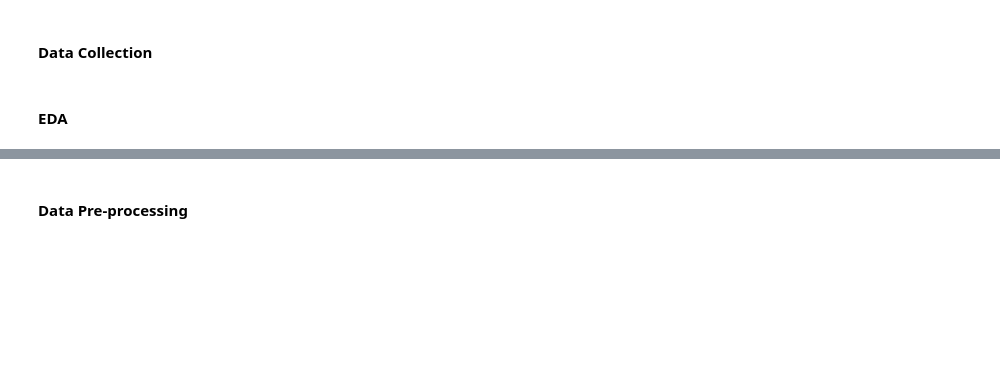
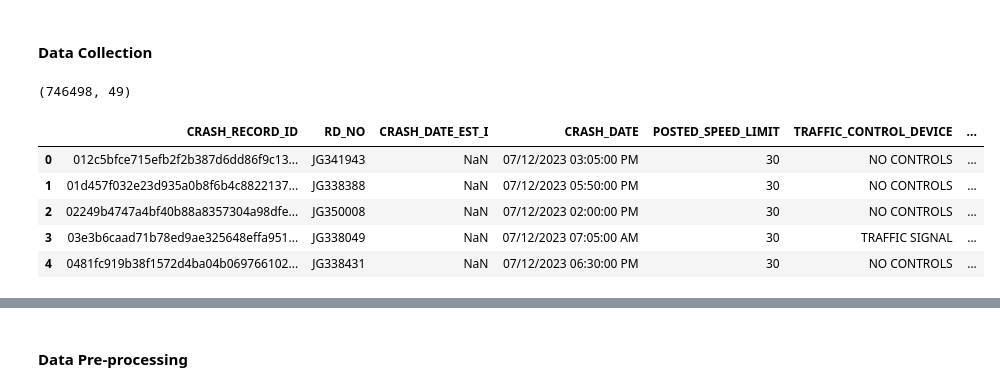
Before and after one commit to riccardopossier/Machine_Learning_CA1, a Jupyter notebook: Folder_CA1/Machine_learning_CA1.ipynb, the cells around one changed output, grey strips where cells are left out. Drawn from its saved outputs; the diff is of its cells as text; code cells hidden in the pictures; blank space fills up the shorter version.

```diff
--- a/Folder_CA1/Machine_learning_CA1.ipynb
+++ b/Folder_CA1/Machine_learning_CA1.ipynb
@@ -36,5 +36,3 @@
 #### Introduction
 # %% [markdown]
 #### Data Collection
-# %% [markdown]
-#### EDA
@@ -40,0 +46,14 @@
+# %%
+df.shape
+# %% [output]
+(746498, 49)
+# %%
+pd.set_option('display.max_columns', None)
+df.head()
+# %% [output]
+|  | CRASH_RECORD_ID | RD_NO | CRASH_DATE_EST_I | CRASH_DATE | POSTED_SPEED_LIMIT | TRAFFIC_CONTROL_DEVICE | ... |
+| 0 | 012c5bfce715efb2f2b387d6dd86f9c13... | JG341943 | NaN | 07/12/2023 03:05:00 PM | 30 | NO CONTROLS | ... |
+| 1 | 01d457f032e23d935a0b8f6b4c8822137... | JG338388 | NaN | 07/12/2023 05:50:00 PM | 30 | NO CONTROLS | ... |
+| 2 | 02249b4747a4bf40b88a8357304a98dfe... | JG350008 | NaN | 07/12/2023 02:00:00 PM | 30 | NO CONTROLS | ... |
+| 3 | 03e3b6caad71b78ed9ae325648effa951... | JG338049 | NaN | 07/12/2023 07:05:00 AM | 30 | TRAFFIC SIGNAL | ... |
+| 4 | 0481fc919b38f1572d4ba04b069766102... | JG338431 | NaN | 07/12/2023 06:30:00 PM | 30 | NO CONTROLS | ... |
```
Also changed, not shown: parts of 13 cells of this notebook, 3 other files.
